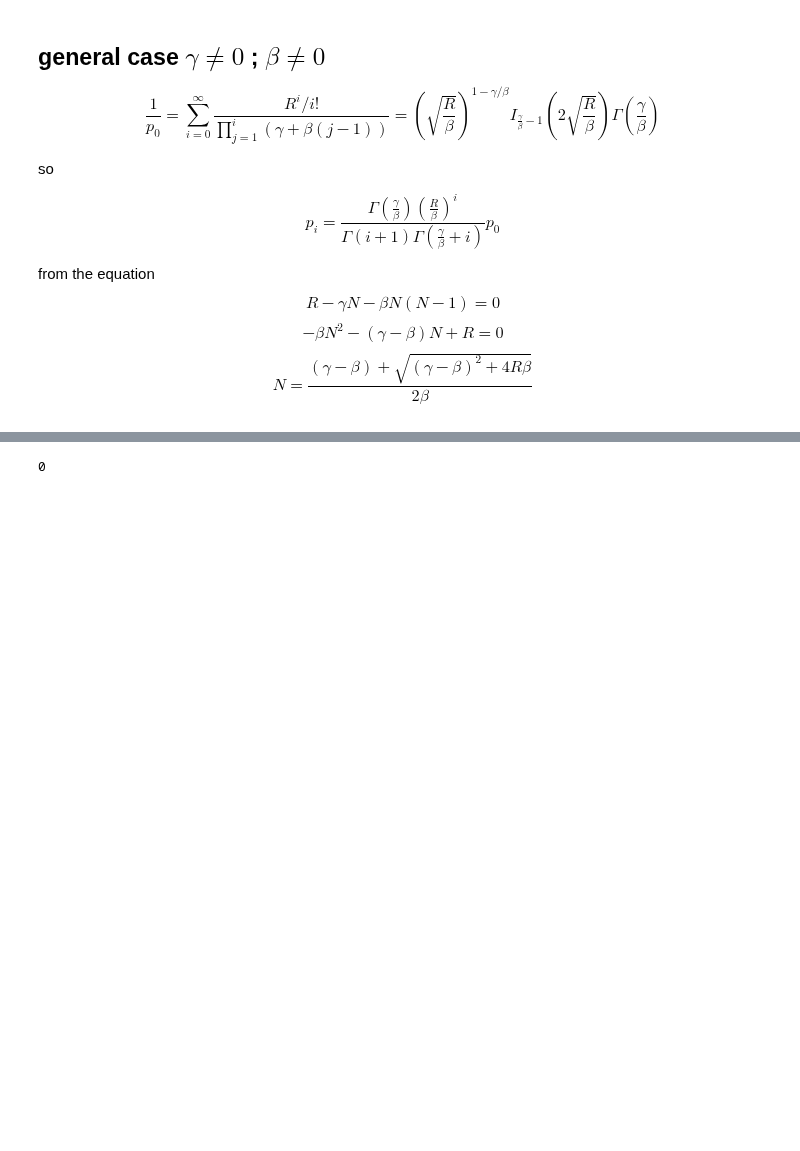
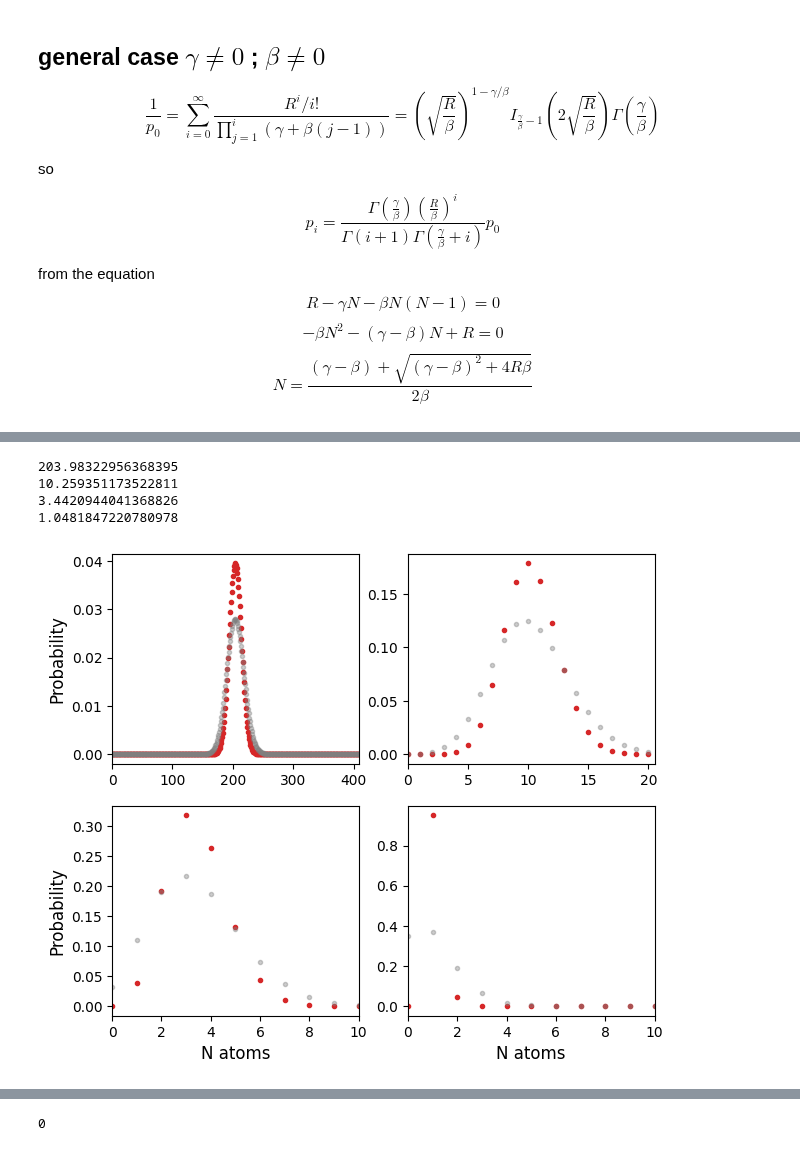
Before and after one commit to Valerio-Amico/Lab-Rydberg, a Jupyter notebook: dipolar_trap/markov_chain_approach.ipynb, the cells around one changed output, grey strips where cells are left out. Saved outputs shown, nothing was run; the diff lists cells and outputs as text; code cells hidden in the pictures; blank space fills up the shorter version.

```diff
--- a/dipolar_trap/markov_chain_approach.ipynb
+++ b/dipolar_trap/markov_chain_approach.ipynb
@@ -386,0 +446,38 @@ plt.show()
+# %%
+
+gammas = [1,1,1,1]
+ranges_ = 1000
+
+from scipy.stats import poisson
+fig = plt.figure(figsize=(7,6))
+for j in range(4):
+    plt.subplot(2,2,j+1)
+    R = Rs[j]
+    beta = betas[j]
+    gamma = gammas[j]
+    bins = np.arange(0,ranges_,1)
+
+    p_i = [np.e**log_probability_N(int(i)) if log_probability_N(int(i))>-1000 else 0 for i in bins]
+    new_mean, new_var, new_Q = mean_var_mandel_Q(p_i)
+    print(new_mean)
+    poiss_i = [poisson.pmf(i, new_mean) for i in bins]
+    plt.plot(p_i, ".", color="tab:red")
+    #plt.plot([],[],ls="",marker="",label=r"R =  $10^%.0f$"%(np.log10(R))+"\n"+r"$\beta$=%.0f"%beta)
+   #plt.box(0.6,0.2,r"R =  $10^%.0f$"%(np.log10(R))+"\n"+r"$\beta$=%.0f"%beta)
+    plt.plot(poiss_i, ".",alpha=0.4,color="grey")
+    plt.xlim([0,new_mean*2])
+    if j in [2,3]:
+        plt.xlim([0,10])
+    if j >= 2:
+        plt.xlabel("N atoms", fontsize=12)
+    if j == 0 or j == 2:
+        plt.ylabel("Probability", fontsize=12)
+    #plt.legend()
+
+plt.savefig('stationary_state_parameters_space.png', dpi=300)
+# %% [output]
+203.98322956368395
+10.259351173522811
+3.4420944041368826
+1.0481847220780978
+[figure, added]
```
Also changed, not shown: parts of 9 cells of this notebook, 8 other files.
